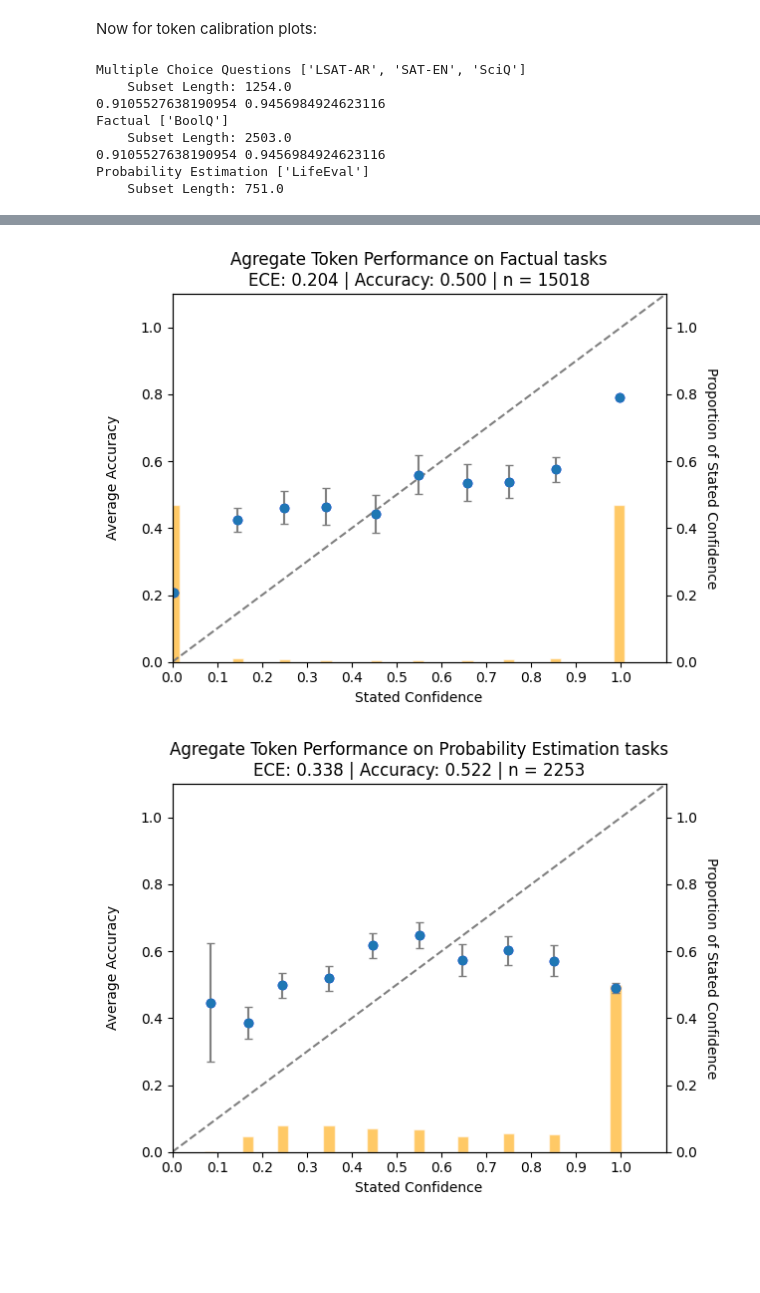
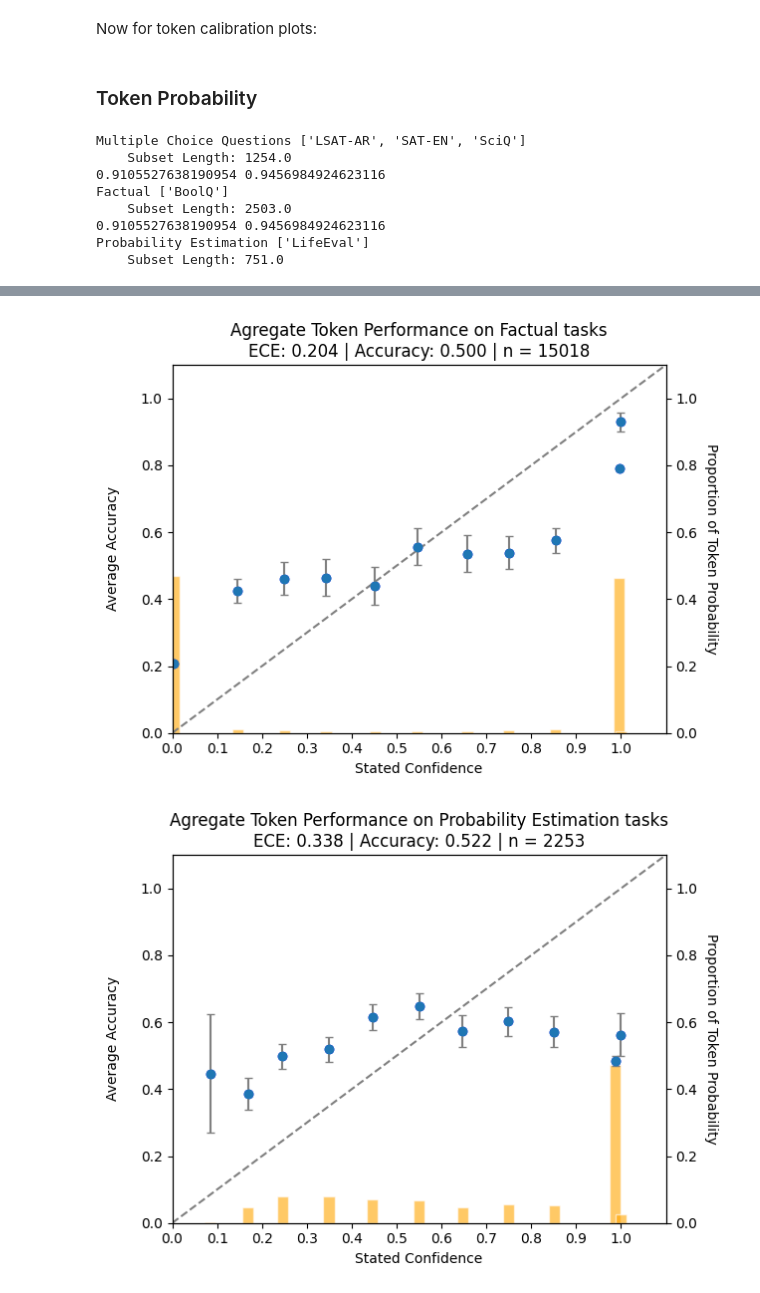
Before and after one commit to NoamMichael/Comparing-Confidence-in-LLMs, a Jupyter notebook: analysis.ipynb, the cells around one changed output, grey strips where cells are left out. Saved outputs shown, nothing was run; the diff lists cells and outputs as text; code cells hidden in the pictures; blank space fills up the shorter version.

```diff
--- a/analysis.ipynb
+++ b/analysis.ipynb
@@ -1634,7 +1638,7 @@ def add_confidence_bin(df: pd.DataFrame, col: str = 'confidence') -> pd.DataFram
         bins=bins,
         labels=labels,
         ordered=False,
-        right=True,   # include the right edge in the bin
+        right=False,   # include the right edge in the bin
         include_lowest=True
     )
 
@@ -1934,7 +2003,7 @@ qset_types = {
     "Factual": ['BoolQ', 'HaluEval'],
     "Probability Estimation": ['LifeEval']
 }
-
+save_path = Path(r"Plots\Main Plots")
 for type, qsets in qset_types.items():
     print(type, qsets)
     subset = combined_clean[combined_clean['Question Set'].isin(qsets)]
@@ -1943,11 +2012,12 @@ for type, qsets in qset_types.items():
     if type == "Multiple Choice Questions":
         scores, conf = expand_mcq(subset)
         print(s.mean(), c.mean())
-        plot = calibration_plot(scores, conf, n_bins = 10, title = title, num_complete= len(scores))
+
     else:
         scores = subset['Score']
         conf = subset['Stated Confidence Answer']
-        plot = calibration_plot(scores, conf, n_bins = 10, title = title, num_complete= len(scores))
+
+    plot = calibration_plot(scores, conf, n_bins = 10, title = title, num_complete= len(scores), save_fig_to=save_path)
 # %% [output]
 Multiple Choice Questions ['LSAT-AR', 'SAT-EN', 'SciQ']
     Subset Length: 1254.0
@@ -1962,5 +2032,7 @@ Probability Estimation ['LifeEval']
 # %% [markdown]
 Now for token calibration plots:
+# %% [markdown]
+### Token Probability
 # %%
 has_tokens = ['GPT-4o', 'Llama-3.1-70B', 'Llama-3.1-8B']
 
@@ -1974,7 +2046,7 @@ qset_types = {
     "Probability Estimation": ['LifeEval']
 }
 
-
+save_path = Path(r"Plots\Main Plots")
 
 for qtype, qsets in qset_types.items():
     print(qtype, qsets)
@@ -1984,17 +2056,16 @@ for qtype, qsets in qset_types.items():
     if qtype == "Multiple Choice Questions":
         scores, conf = expand_tokens(subset)
         print(s.mean(), c.mean())
-        plot = calibration_plot(scores, conf, n_bins = 10, title = title, num_complete= len(scores))
     elif qtype == "Probability Estimation":
         scores = subset['Score']
         conf = subset['Token Probability Answer']
-        plot = calibration_plot(scores, conf, n_bins = 10, title = title, num_complete= len(scores))
     elif qtype == "Factual":
         scores, conf = expand_tokens(subset)
         print(s.mean(), c.mean())
-        plot = calibration_plot(scores, conf, n_bins = 10, title = title, num_complete= len(scores))
     else:
         print("ERROR: Invalid Question Set Type!")
+
+    plot = calibration_plot(scores, conf, n_bins = 10, title = title, num_complete= len(scores), x_label = "Token Probability", save_fig_to=  Path(r"Plots\Main Plots"))
 # %% [output]
 Multiple Choice Questions ['LSAT-AR', 'SAT-EN', 'SciQ']
     Subset Length: 1254.0
@@ -2008,2 +2079,2 @@ Probability Estimation ['LifeEval']
-[figure, old version]
+[figure, new version]
-[figure, old version]
+[figure, new version]
```
Also changed, not shown: parts of 7 cells of this notebook.
